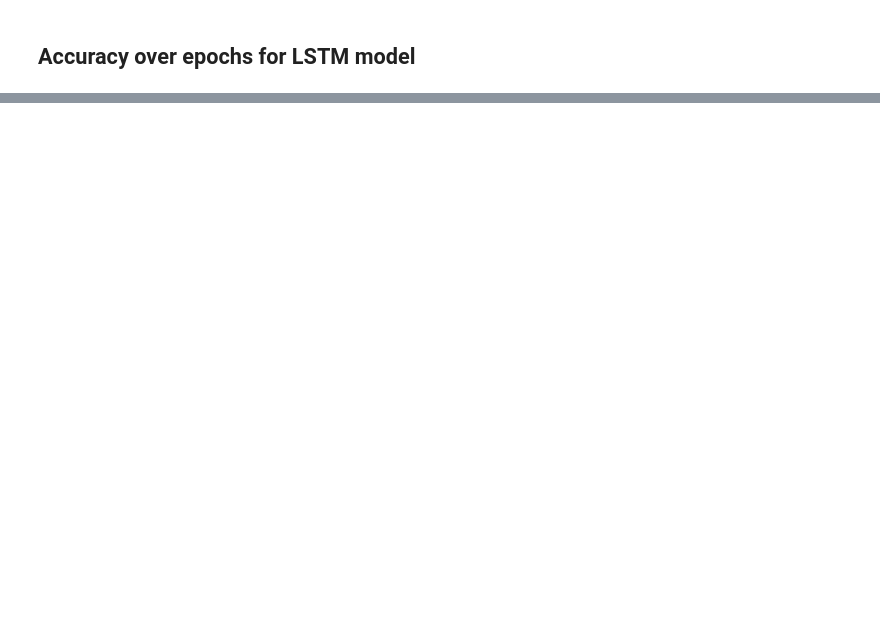
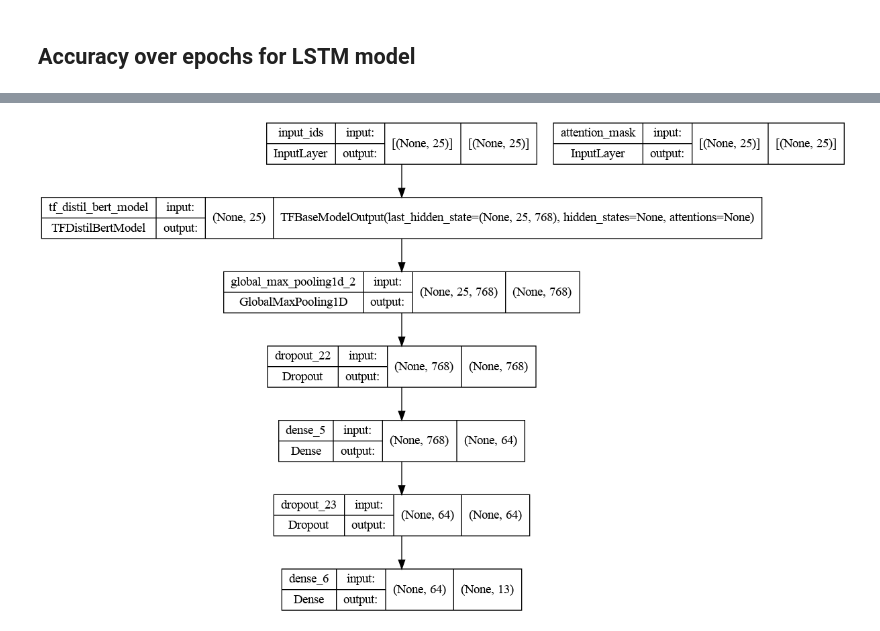
Before and after one commit to kevin-otter-liu/TextEmotionRecognition, a Jupyter notebook: Group_project.ipynb, the cells around one changed output, grey strips where cells are left out. Drawn from its saved outputs; the diff is of its cells as text; code cells hidden in the pictures; blank space fills up the shorter version.

Commit message:
update: Bert feature

```diff
--- a/Group_project.ipynb
+++ b/Group_project.ipynb
@@ -968,0 +828,4 @@ LSTM validation accuracy: 0.6468
+# %%
+from transformers import AutoTokenizer,DistilBertTokenizer,DistilBertConfig,TFDistilBertModel
+tokenizer=AutoTokenizer.from_pretrained('distilbert-base-uncased')
+bert = TFDistilBertModel.from_pretrained('distilbert-base-uncased')
@@ -968,0 +915,19 @@ LSTM validation accuracy: 0.6468
+# %%
+input_ids = Input(shape=(max_length,),dtype=tf.int32,name="input_ids")
+input_mask = Input(shape=(max_length,),dtype=tf.int32,name="attention_mask")
+
+embeddings = bert(input_ids,attention_mask=input_mask)[0]
+out = tf.keras.layers.GlobalMaxPool1D()(embeddings)
+out = tf.keras.layers.Dropout(0.2)(out)
+out = Dense(64,activation='relu')(out)
+out = tf.keras.layers.Dropout(0.2)(out)
+y = Dense(13,activation='sigmoid')(out)
+
+model = tf.keras.Model(inputs=[input_ids, input_mask], outputs=y)
+
+#enables embeddings to be trained
+model.layers[2].trainable = True
+# %%
+tf.keras.utils.plot_model(model,show_shapes=True)
+# %% [output]
+[figure, added]
```
Also changed, not shown: parts of 48 cells of this notebook, 1 other file.
